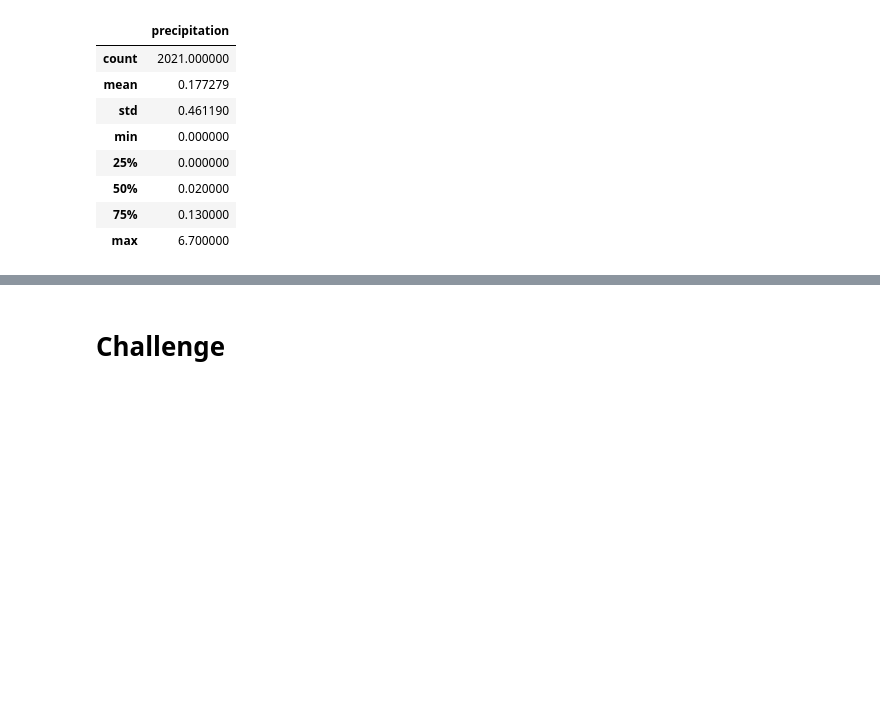
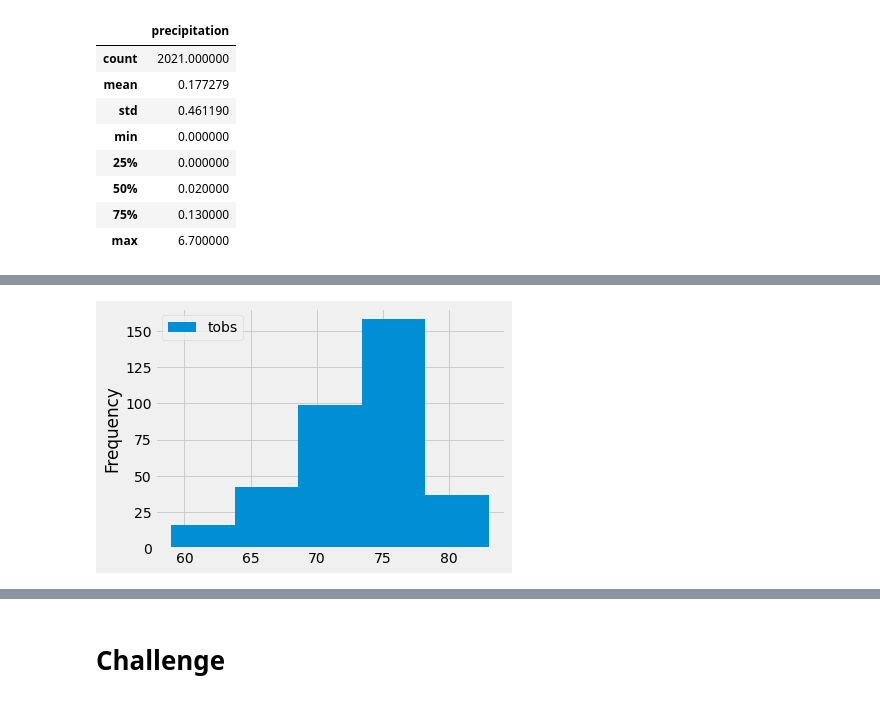
Before and after one commit to ashleycvirga/Surfs_Up, a Jupyter notebook: climate_analysis.ipynb, the cells around one changed output, grey strips where cells are left out. Drawn from its saved outputs; the diff is of its cells as text; code cells hidden in the pictures; blank space fills up the shorter version.

```diff
--- a/climate_analysis.ipynb
+++ b/climate_analysis.ipynb
@@ -85,0 +115,6 @@ df.describe()
+# %%
+# Skill Drill
+df.plot.hist(bins=5)
+plt.tight_layout()
+# %% [output]
+[figure, added]
```
Also changed, not shown: parts of 5 cells of this notebook.
